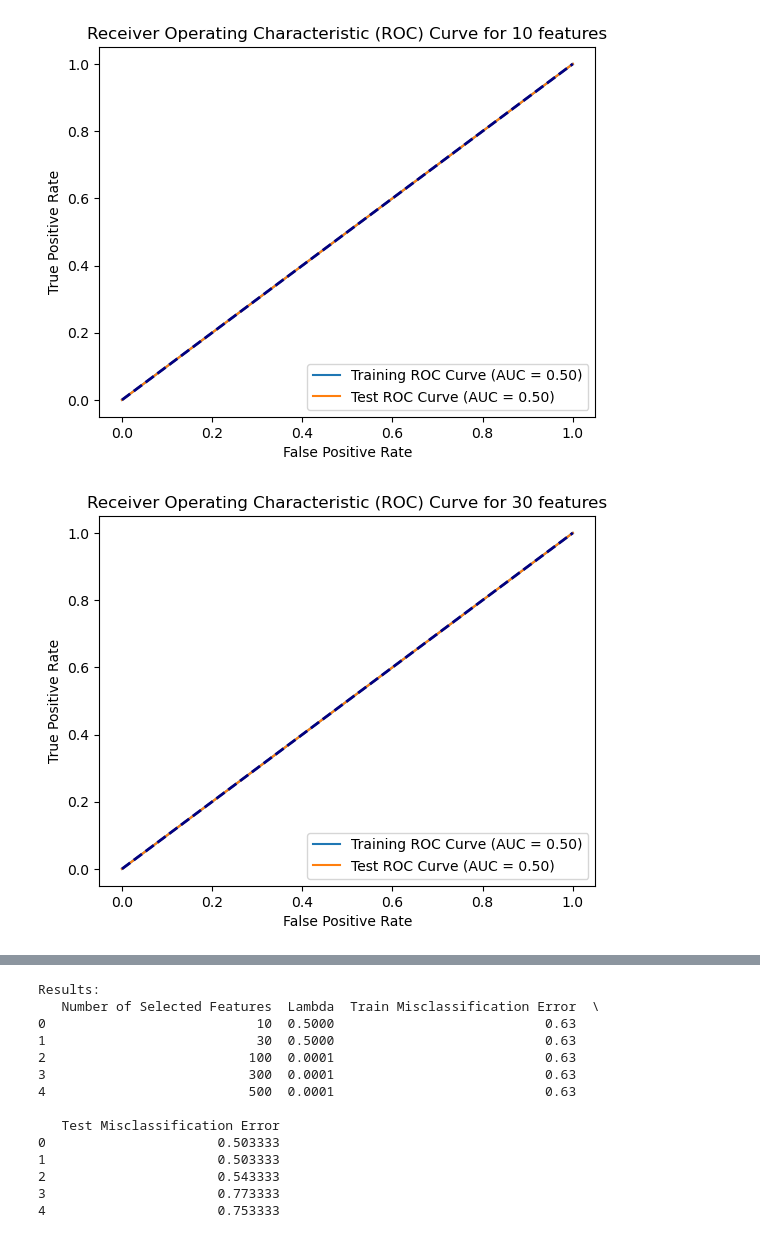
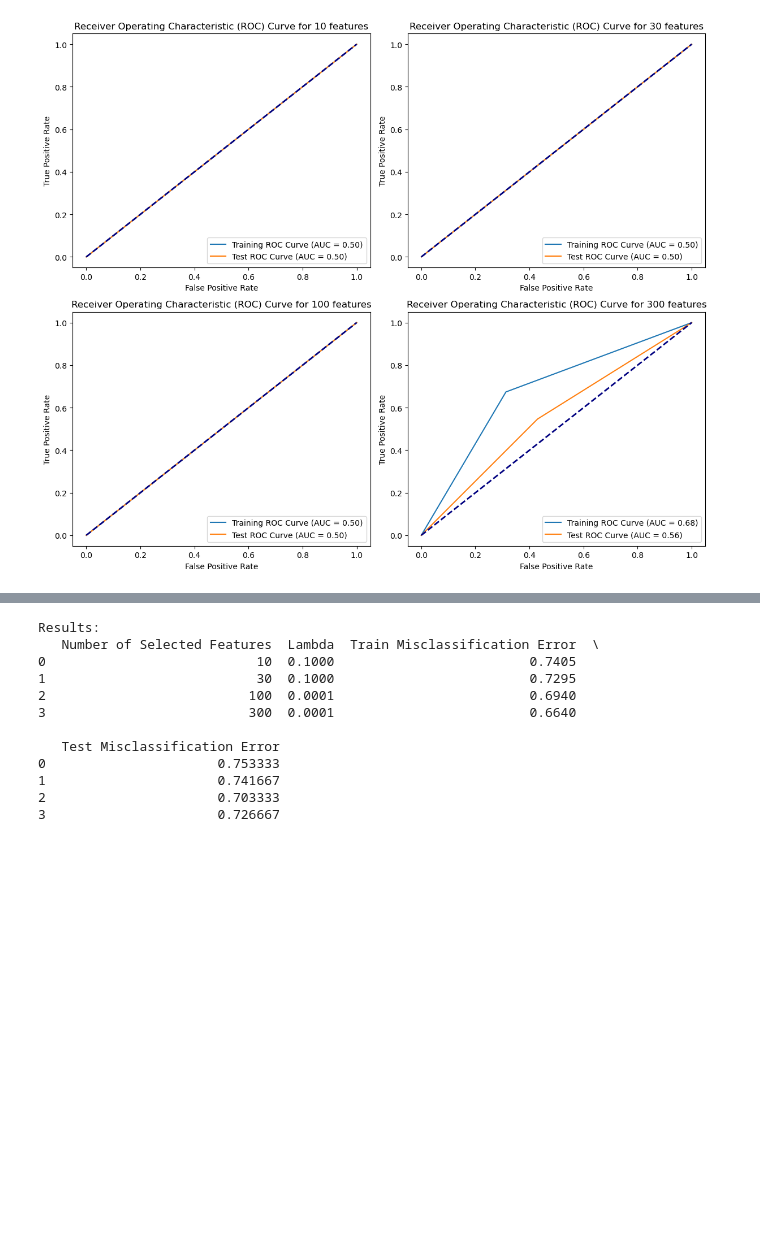
Before and after one commit to kevinn-ig/Applied-Machine-Learning, a Jupyter notebook: hw4/hw4.ipynb, the cells around one changed output, grey strips where cells are left out. Drawn from its saved outputs; the diff is of its cells as text; code cells hidden in the pictures; blank space fills up the shorter version.

```diff
--- a/hw4/hw4.ipynb
+++ b/hw4/hw4.ipynb
@@ -211,9 +217,11 @@ Results:
 # %%
-mad_train = pd.read_fwf(data_direc + "madelon/madelon_train.data", header = None)
-mad_labels = pd.read_fwf(data_direc + "madelon/madelon_train.labels", header = None)
-mad_test = pd.read_fwf(data_direc + "madelon/madelon_valid.data", header = None)
-mad_test_labels = pd.read_fwf(data_direc + "madelon/madelon_valid.labels", header = None)
+train = pd.read_fwf(data_direc + "madelon/madelon_train.data", header = None)
+train_labels = pd.read_fwf(data_direc + "madelon/madelon_train.labels", header = None)
+test = pd.read_fwf(data_direc + "madelon/madelon_valid.data", header = None)
+test_labels = pd.read_fwf(data_direc + "madelon/madelon_valid.labels", header = None)
 # %%
+# Assuming train, test, train_labels, and test_labels are defined
+
 scaler = StandardScaler()
 train = scaler.fit_transform(train)
 test = scaler.transform(test)
@@ -230,8 +238,11 @@ lambda_values = []
 # Define a list of lambda values to test
 lambda_values_to_test = [0.0001, 0.0005, 0.001, 0.005, 0.01, 0.05, 0.1, 0.5, 1.0]
 
-for num_features in [10, 30, 100, 300, 500]:
+fig, axs = plt.subplots(2, 2, figsize=(12, 10))
+
+for i, num_features in enumerate([10, 30, 100, 300]):
     test_errors_for_lda = []
+    train_errors_for_lda = []
     weights = np.zeros((num_features, 1))
     train_temp = pd.DataFrame(train).loc[:, range(num_features)].to_numpy()
     for lda in lambda_values_to_test:
@@ -246,47 +257,50 @@ for num_features in [10, 30, 100, 300, 500]:
 
         # Calculate misclassification error
         test_error = 1 - accuracy_score(test_labels, test_labels_pred)
+        train_error = 1 - accuracy_score(train_labels, train_labels_pred)
         test_errors_for_lda.append(test_error)
+        train_errors_for_lda.append(train_error)
 
     # Find the best lambda (minimize test error)
     best_lda_index = np.argmin(test_errors_for_lda)
     best_lda = lambda_values_to_test[best_lda_index]
     best_test_error = test_errors_for_lda[best_lda_index]
 
-    train_errors.append(train_error)
+    train_errors.append(train_errors_for_lda[best_lda_index])
     test_errors.append(best_test_error)
     num_selected_features.append(num_features)
     lambda_values.append(best_lda)
 
     # Plot ROC curve
     false_pos_rate_train, true_pos_rate_train, _ = roc_curve(train_labels, train_labels_pred)
     roc_auc_train = auc(false_pos_rate_train, true_pos_rate_train)
 
     false_pos_rate_test, true_pos_rate_test, _ = roc_curve(test_labels, test_labels_pred)
     roc_auc_test = auc(false_pos_rate_test, true_pos_rate_test)
 
-    plt.figure()
-    plt.plot(false_pos_rate_train, true_pos_rate_train,
+    ax = axs[i // 2, i % 2]
+    ax.plot(false_pos_rate_train, true_pos_rate_train,
              label="Training ROC Curve (AUC = {:.2f})".format(roc_auc_train))
-    plt.plot(false_pos_rate_test, true_pos_rate_test,
+    ax.plot(false_pos_rate_test, true_pos_rate_test,
              label="Test ROC Curve (AUC = {:.2f})".format(roc_auc_test))
-    plt.plot([0, 1], [0, 1], color="navy", lw=2, linestyle="--")
-    plt.xlabel("False Positive Rate")
-    plt.ylabel("True Positive Rate")
-    plt.title(f"Receiver Operating Characteristic (ROC) Curve for {num_features} features")
-    plt.legend(loc="lower right")
-    plt.show()
+    ax.plot([0, 1], [0, 1], color="navy", lw=2, linestyle="--")
+    ax.set_xlabel("False Positive Rate")
+    ax.set_ylabel("True Positive Rate")
+    ax.set_title(f"Receiver Operating Characteristic (ROC) Curve for {num_features} features")
+    ax.legend(loc="lower right")
+
+plt.tight_layout()
+plt.show()
 
 # Create a table of results
 results_df = pd.DataFrame({
     "Number of Selected Features": num_selected_features,
     "Lambda": lambda_values,
     "Train Misclassification Error": train_errors,
     "Test Misclassification Error": test_errors
 })
 
 print("Results:")
 print(results_df)
 # %% [output]
-[figure, old version]
+[figure, new version]
-[figure, removed]
@@ -296,14 +307,12 @@ print(results_df)
 Results:
    Number of Selected Features  Lambda  Train Misclassification Error  \
-0                           10  0.5000                           0.63
-1                           30  0.5000                           0.63
-2                          100  0.0001                           0.63
-3                          300  0.0001                           0.63
-4                          500  0.0001                           0.63
+0                           10  0.1000                         0.7405
+1                           30  0.1000                         0.7295
+2                          100  0.0001                         0.6940
+3                          300  0.0001                         0.6640
 
    Test Misclassification Error
-0                      0.503333
-1                      0.503333
-2                      0.543333
-3                      0.773333
-4                      0.753333
+0                      0.753333
+1                      0.741667
+2                      0.703333
+3                      0.726667
```
Also changed, not shown: parts of 3 cells of this notebook, 1 other file.
